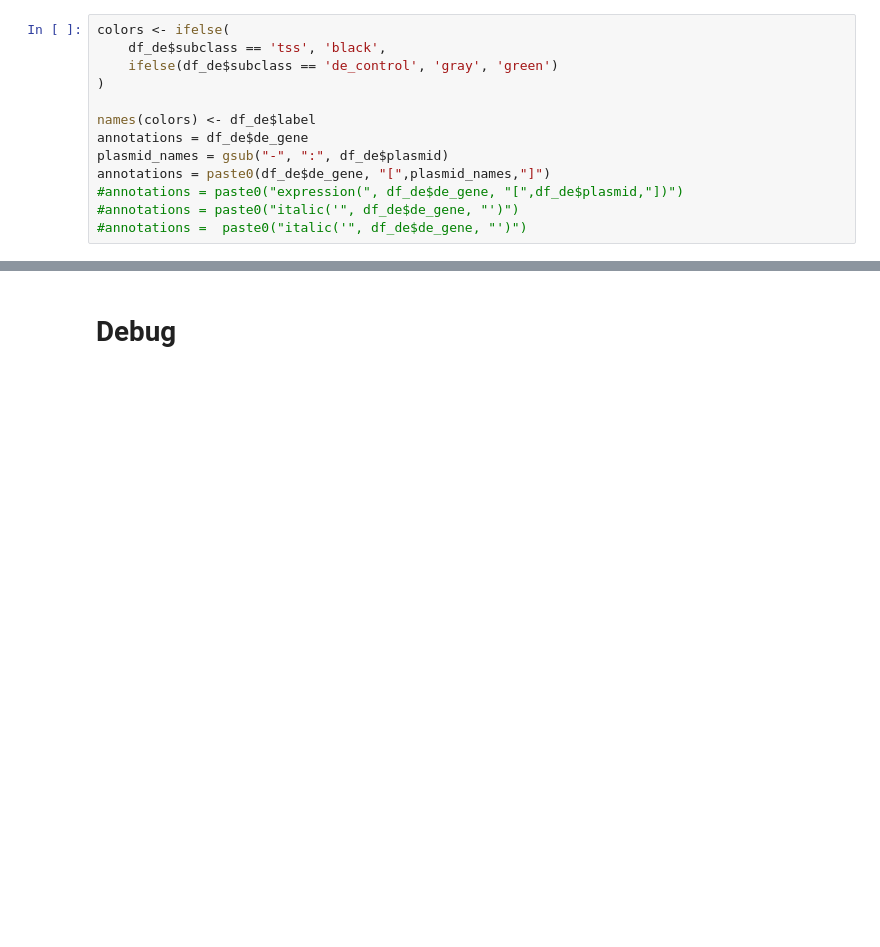
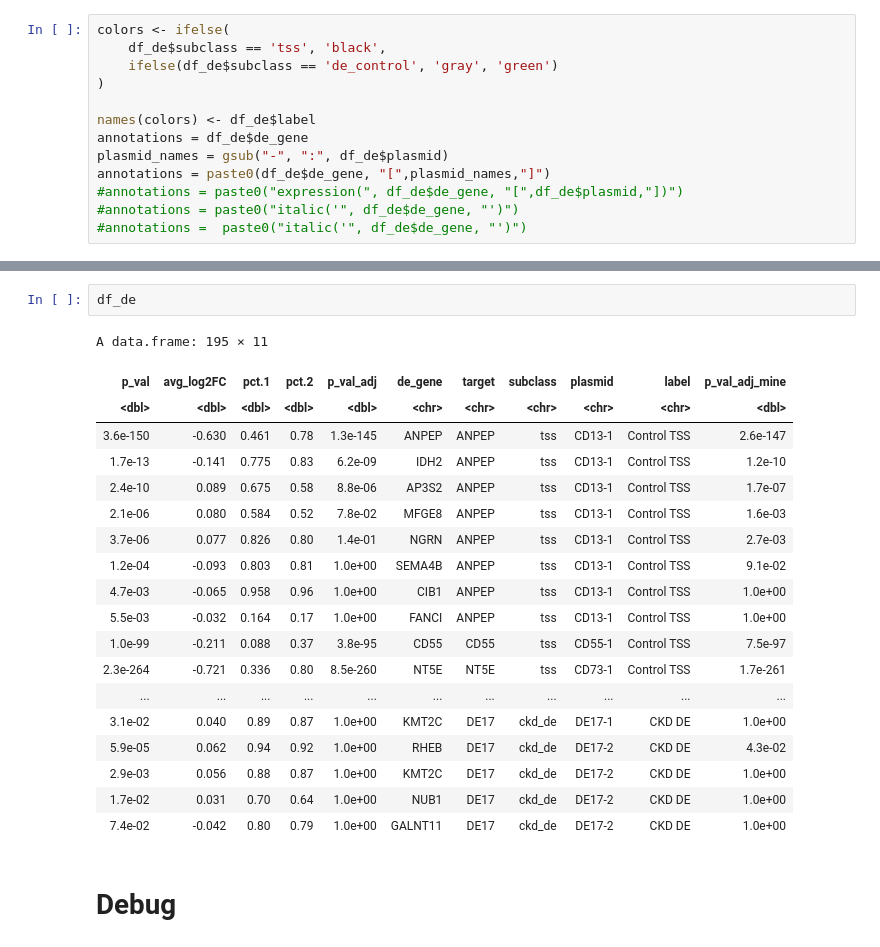
Before and after one commit to ucsf-lgr/ckd-workflow, a Jupyter notebook: secondary/04_DE_by_plasmid_v2_single_panel.ipynb, the cells around one changed output, grey strips where cells are left out. Drawn from its saved outputs; the diff is of its cells as text; blank space fills up the shorter version.

```diff
--- a/secondary/04_DE_by_plasmid_v2_single_panel.ipynb
+++ b/secondary/04_DE_by_plasmid_v2_single_panel.ipynb
@@ -532,3 +533,25 @@ Adding another scale for x, which will replace the existing scale.
+# %%
+df_de
+# %% [output]
+A data.frame: 195 × 11
+| p_val | avg_log2FC | pct.1 | pct.2 | p_val_adj | de_gene | target | subclass | plasmid | label | p_val_adj_mine |
+| <dbl> | <dbl> | <dbl> | <dbl> | <dbl> | <chr> | <chr> | <chr> | <chr> | <chr> | <dbl> |
+| 3.6e-150 | -0.630 | 0.461 | 0.78 | 1.3e-145 | ANPEP | ANPEP | tss | CD13-1 | Control TSS | 2.6e-147 |
+| 1.7e-13 | -0.141 | 0.775 | 0.83 | 6.2e-09 | IDH2 | ANPEP | tss | CD13-1 | Control TSS | 1.2e-10 |
+| 2.4e-10 | 0.089 | 0.675 | 0.58 | 8.8e-06 | AP3S2 | ANPEP | tss | CD13-1 | Control TSS | 1.7e-07 |
+| 2.1e-06 | 0.080 | 0.584 | 0.52 | 7.8e-02 | MFGE8 | ANPEP | tss | CD13-1 | Control TSS | 1.6e-03 |
+| 3.7e-06 | 0.077 | 0.826 | 0.80 | 1.4e-01 | NGRN | ANPEP | tss | CD13-1 | Control TSS | 2.7e-03 |
+| 1.2e-04 | -0.093 | 0.803 | 0.81 | 1.0e+00 | SEMA4B | ANPEP | tss | CD13-1 | Control TSS | 9.1e-02 |
+| 4.7e-03 | -0.065 | 0.958 | 0.96 | 1.0e+00 | CIB1 | ANPEP | tss | CD13-1 | Control TSS | 1.0e+00 |
+| 5.5e-03 | -0.032 | 0.164 | 0.17 | 1.0e+00 | FANCI | ANPEP | tss | CD13-1 | Control TSS | 1.0e+00 |
+| 1.0e-99 | -0.211 | 0.088 | 0.37 | 3.8e-95 | CD55 | CD55 | tss | CD55-1 | Control TSS | 7.5e-97 |
+| 2.3e-264 | -0.721 | 0.336 | 0.80 | 8.5e-260 | NT5E | NT5E | tss | CD73-1 | Control TSS | 1.7e-261 |
+| ... | ... | ... | ... | ... | ... | ... | ... | ... | ... | ... |
+| 3.1e-02 | 0.040 | 0.89 | 0.87 | 1.0e+00 | KMT2C | DE17 | ckd_de | DE17-1 | CKD DE | 1.0e+00 |
+| 5.9e-05 | 0.062 | 0.94 | 0.92 | 1.0e+00 | RHEB | DE17 | ckd_de | DE17-2 | CKD DE | 4.3e-02 |
+| 2.9e-03 | 0.056 | 0.88 | 0.87 | 1.0e+00 | KMT2C | DE17 | ckd_de | DE17-2 | CKD DE | 1.0e+00 |
+| 1.7e-02 | 0.031 | 0.70 | 0.64 | 1.0e+00 | NUB1 | DE17 | ckd_de | DE17-2 | CKD DE | 1.0e+00 |
+| 7.4e-02 | -0.042 | 0.80 | 0.79 | 1.0e+00 | GALNT11 | DE17 | ckd_de | DE17-2 | CKD DE | 1.0e+00 |
 # %% [markdown]
 # Debug
 # %%
```
Also changed, not shown: parts of 19 cells of this notebook, 9 other files.
